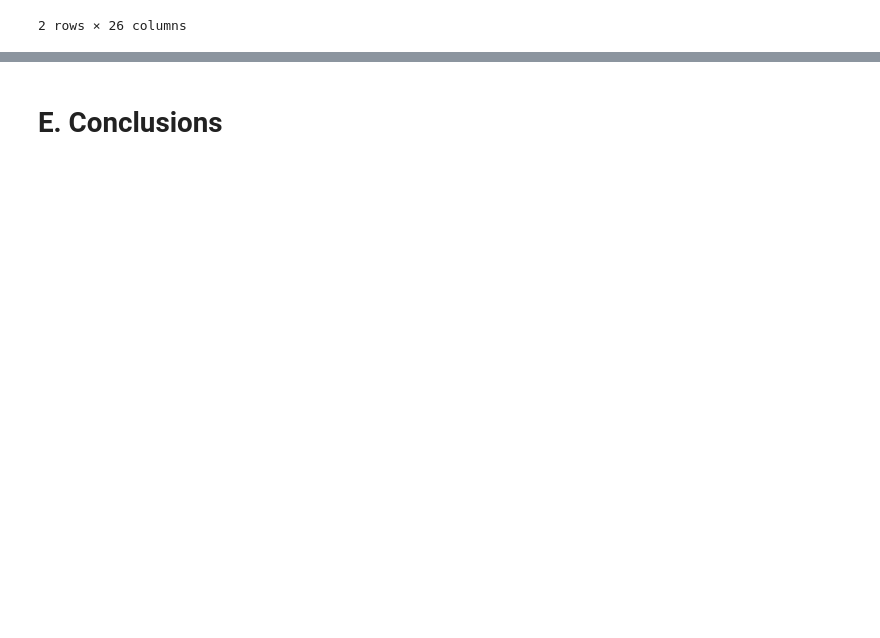
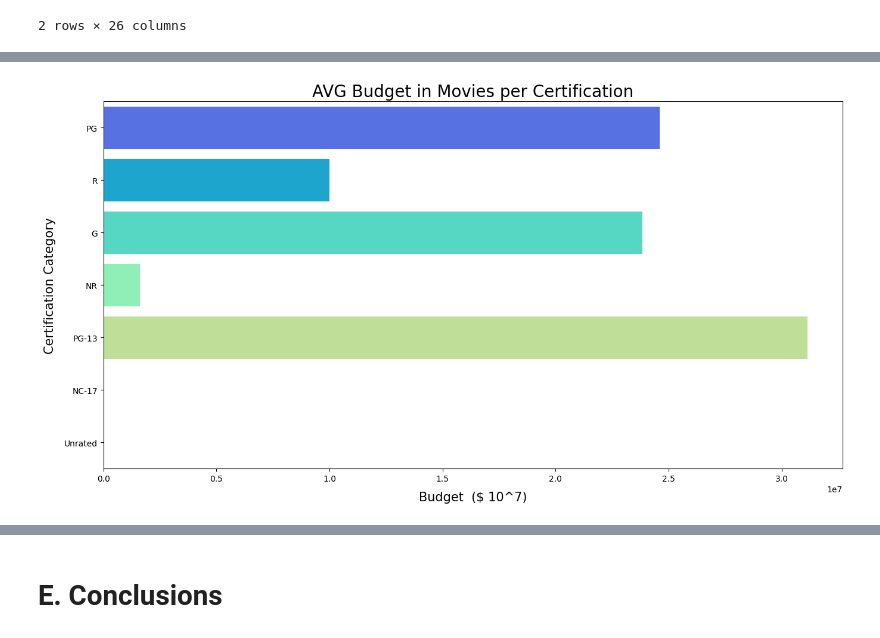
Before and after one commit to edleafvirtual/Project-3-IMDb-Successful-movie, a Jupyter notebook: Part B - Using API from TMDB notebook.ipynb, the cells around one changed output, grey strips where cells are left out. Saved outputs shown, nothing was run; the diff lists cells and outputs as text; code cells hidden in the pictures; blank space fills up the shorter version.

```diff
--- a/Part B - Using API from TMDB notebook.ipynb
+++ b/Part B - Using API from TMDB notebook.ipynb
@@ -378,0 +568,10 @@ pd.DataFrame(results)
+# %%
+# Plot the results.
+fig, ax = plt.subplots(figsize=(16,8))
+ax = sns.barplot(data=movies_from_2000_and_2001_df, x='budget', y='certifcation', palette='rainbow', ci=None)
+ax.set_ylabel('Certification Category', fontsize=15,labelpad=10)
+ax.set_xlabel('Budget  ($ 10^7)', fontsize=15,labelpad=10)
+ax.set_title('AVG Budget in Movies per Certification', fontsize=20)
+plt.savefig('avg_budget_certification', pad_inches=1, bbox_inches='tight');
+# %% [output]
+[figure, added]
```
Also changed, not shown: parts of 43 cells of this notebook, 4 other files.
